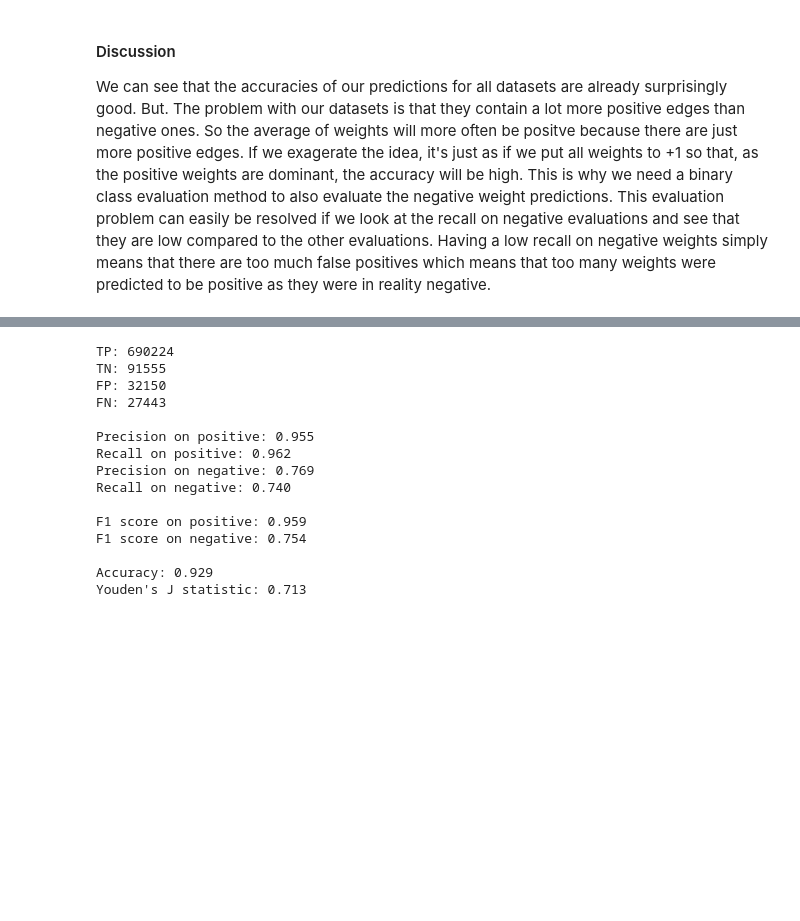
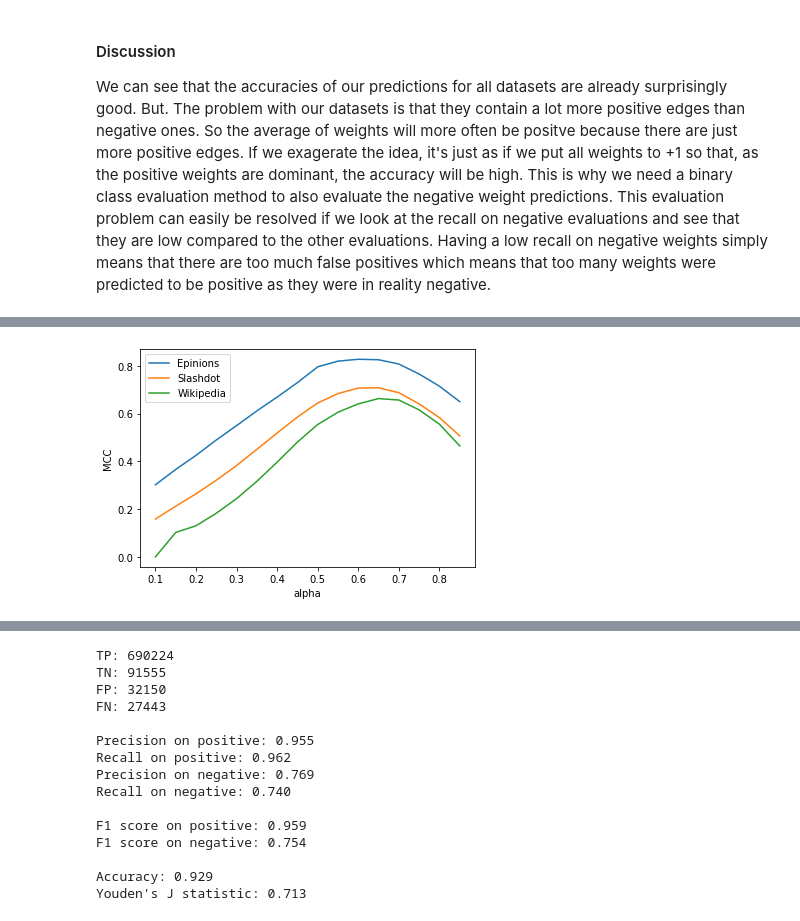
Before and after one commit to epfl-ada/ada-2020-project-milestone-p3-p3_daddario, a Jupyter notebook: creative_extension.ipynb, the cells around one changed output, grey strips where cells are left out. Drawn from its saved outputs; the diff is of its cells as text; code cells hidden in the pictures; blank space fills up the shorter version.

```diff
--- a/creative_extension.ipynb
+++ b/creative_extension.ipynb
@@ -223,0 +283,17 @@ We can see that the accuracies of our predictions for all datasets are already s
+# %%
+delta = np.inf
+alpha_prec = 0.5
+alpha = 0.55
+gamma = 1
+f = 1
+while delta > 1e-4:
+    f_prec = weighted_average_predict(wikielec, alpha_prec)
+    f = weighted_average_predict(wikielec, alpha)
+    alpha_new = alpha + gamma*(f[-1]-f_prec[-1])
+    delta = abs(alpha_new - alpha)
+    alpha_prec = alpha
+    alpha = alpha_new
+    print("alpha_new:",alpha_new)
+    print("Delta:",delta,"\n")
+print("alpha optimal:", alpha_new)
+print("MCC for the optimal alpha:", f[-1])
@@ -223,0 +322,15 @@ We can see that the accuracies of our predictions for all datasets are already s
+# %%
+plt.figure()
+alphas = np.arange(0.1,0.9,0.05)
+for df in [epinions, slashdot, wikielec]:
+    MCC = [0]*len(alphas)
+    for i,alpha in enumerate(alphas):
+        (_,_,_,_,_,_,_,MCC[i]) = weighted_average_predict(df, alpha)
+    plt.plot(alphas,MCC)
+
+plt.legend(("Epinions", "Slashdot", "Wikipedia"))
+plt.xlabel("alpha")
+plt.ylabel("MCC")
+plt.show()
+# %% [output]
+[figure, added]
```
Also changed, not shown: parts of 38 cells of this notebook.
